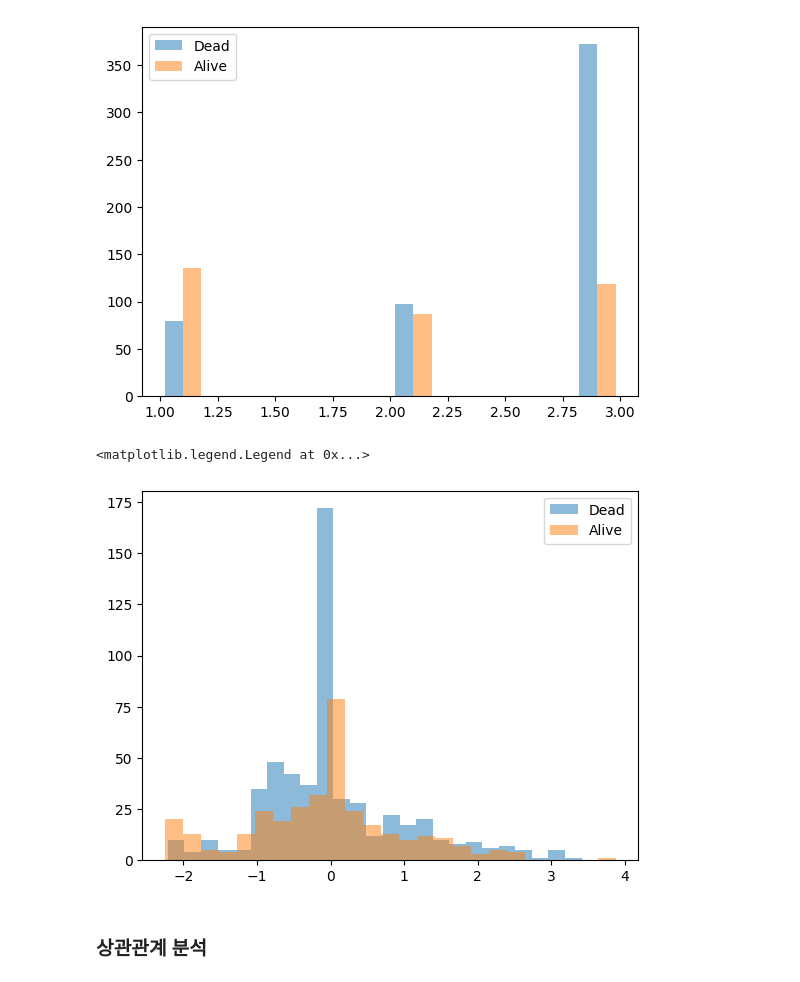
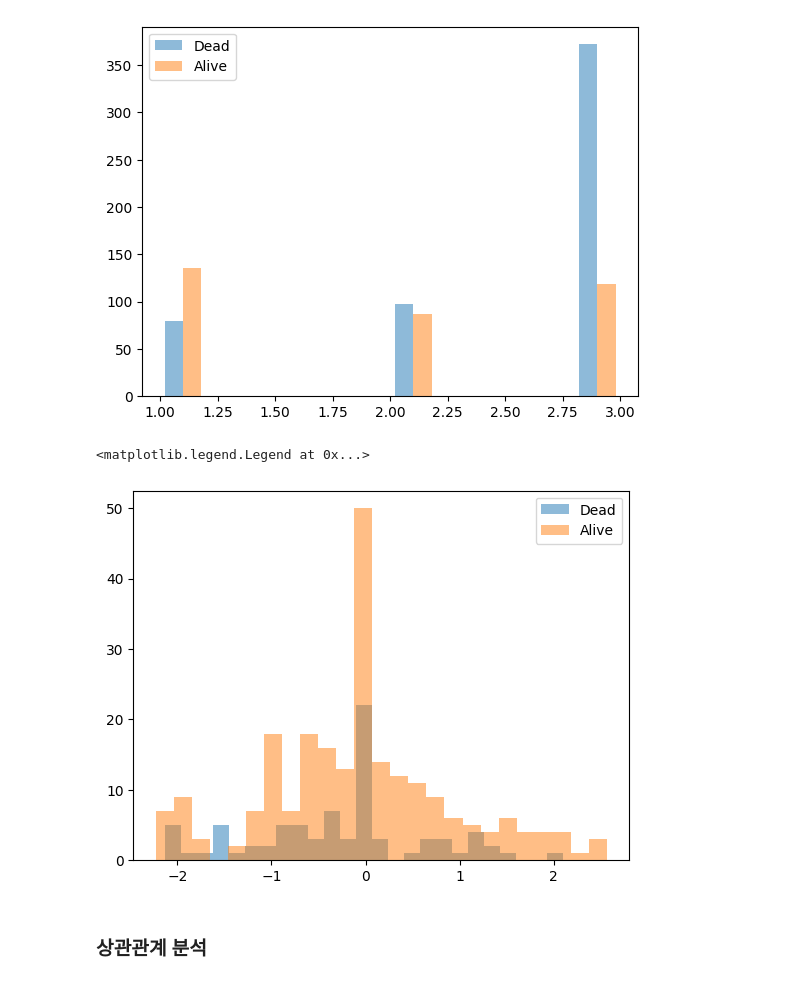
Before and after one commit to Harksu71/DataScienceAnalytics, a Jupyter notebook: Lecture/SeSAC/4_시스템설계.ipynb, the cells around one changed output. Cells and saved outputs as stored; diff of their text form; code cells hidden in the pictures.

```diff
--- a/Lecture/SeSAC/4_시스템설계.ipynb
+++ b/Lecture/SeSAC/4_시스템설계.ipynb
@@ -34,8 +34,8 @@ from sklearn import preprocessing
 # %%
 # 구글 드라이브 마운트
 from google.colab import drive
-drive.mount('/content/drive')
+drive.mount('/content/gdrive')
 #설정한 디렉토리에 따라 "/SeSAC/Data/" 파트를 조정한다.
-#애매하면 "/content/drive/My Drive/" 루트에 저장한다.
-colab_path = "/content/drive/My Drive/SeSAC/Data/"
+#애매하면 "/content/gdrive/My Drive/" 루트에 저장한다.
+colab_path = "/content/gdrive/My Drive/SeSAC/Data/"
 # %% [output]
@@ -422,14 +656,14 @@ plt.legend(loc=0)
 [figure]
 # %%
 # Pclass에 따른 Survived(사망자/생존자) 분포
-hist1 = df_train[df_train['Survived']==0]['Age']
-hist2 = df_train[df_train['Survived']==1]['Age']
+hist1 = df_train[(df_train['Survived']==0) & (df_train['Sex_female'])]['Age']
+hist2 = df_train[(df_train['Survived']==1) & (df_train['Sex_female'])]['Age']
 plt.hist(hist1, label='Dead', bins=25, alpha=0.5)
 plt.hist(hist2, label='Alive', bins=25, alpha=0.5)
 plt.legend(loc=0)
 # %% [output]
 <matplotlib.legend.Legend at 0x...>
-[figure, old version]
+[figure, new version]
 # %% [markdown]
 ### 상관관계 분석
 # %%
```
Also changed, not shown: parts of 43 cells of this notebook.
